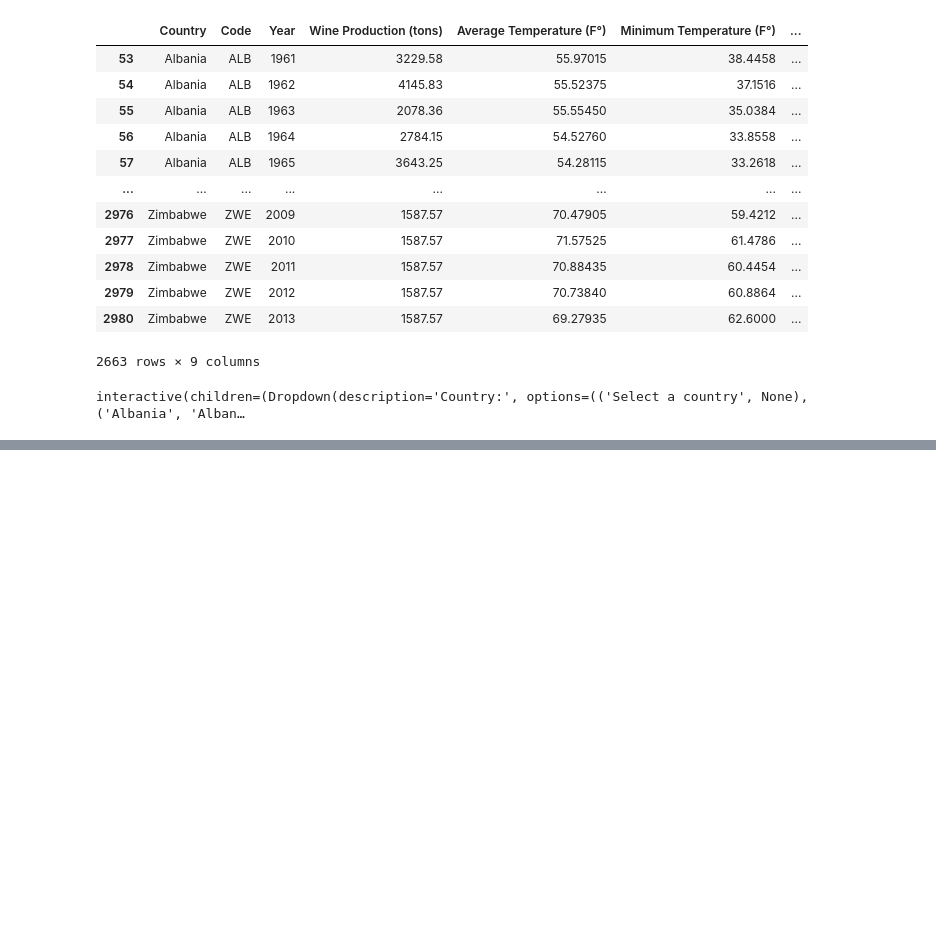
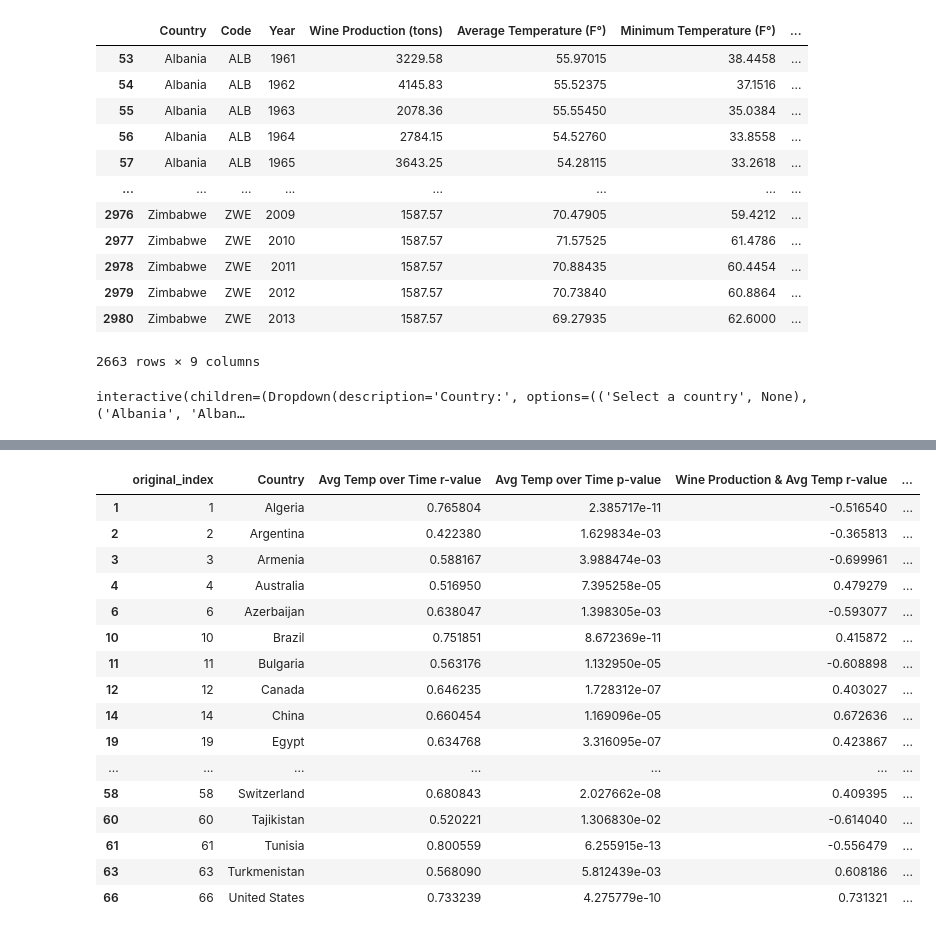
Before and after one commit to canayter/wine_and_climate_change, a Jupyter notebook: main.ipynb, the cells around one changed output, grey strips where cells are left out. Cells and saved outputs as stored; diff of their text form; code cells hidden in the pictures; blank space fills up the shorter version.

Commit message:
Added data tables for Mustafa

```diff
--- a/main.ipynb
+++ b/main.ipynb
@@ -570,0 +664,41 @@ plt.show()
+# %%
+file_path_r_p_values = 'Resources/country_r_p_values.csv'
+r_p_values_df = pd.read_csv(file_path_r_p_values)
+
+def filter_significant_countries(df, r_value_threshold=0.3):
+
+    # Filtering criteria: absolute r-value > threshold and p-value < 0.05
+    significant_df = df[
+        (df['Wine Production over Time r-value'].abs() > r_value_threshold) &
+        (df['Wine Production & Avg Temp r-value'].abs() > r_value_threshold) &
+        (df['Avg Temp over Time r-value'].abs() > r_value_threshold) &
+        (df['Wine Production over Time p-value'] < 0.05)&
+        (df['Wine Production & Avg Temp p-value'] < 0.05) &
+        (df['Avg Temp over Time p-value'] < 0.05)
+
+
+    ]
+    return significant_df
+
+# Using the function to filter the DataFrame
+significant_countries_df = filter_significant_countries(r_p_values_df)
+significant_countries_df.to_csv("Resources/significant_countries.csv", index_label="original_index")
+significant_countries_df.head(50)
+# %% [output]
+|  | original_index | Country | Avg Temp over Time r-value | Avg Temp over Time p-value | Wine Production & Avg Temp r-value | ... |
+| 1 | 1 | Algeria | 0.765804 | 2.385717e-11 | -0.516540 | ... |
+| 2 | 2 | Argentina | 0.422380 | 1.629834e-03 | -0.365813 | ... |
+| 3 | 3 | Armenia | 0.588167 | 3.988474e-03 | -0.699961 | ... |
+| 4 | 4 | Australia | 0.516950 | 7.395258e-05 | 0.479279 | ... |
+| 6 | 6 | Azerbaijan | 0.638047 | 1.398305e-03 | -0.593077 | ... |
+| 10 | 10 | Brazil | 0.751851 | 8.672369e-11 | 0.415872 | ... |
+| 11 | 11 | Bulgaria | 0.563176 | 1.132950e-05 | -0.608898 | ... |
+| 12 | 12 | Canada | 0.646235 | 1.728312e-07 | 0.403027 | ... |
+| 14 | 14 | China | 0.660454 | 1.169096e-05 | 0.672636 | ... |
+| 19 | 19 | Egypt | 0.634768 | 3.316095e-07 | 0.423867 | ... |
+| ... | ... | ... | ... | ... | ... | ... |
+| 58 | 58 | Switzerland | 0.680843 | 2.027662e-08 | 0.409395 | ... |
+| 60 | 60 | Tajikistan | 0.520221 | 1.306830e-02 | -0.614040 | ... |
+| 61 | 61 | Tunisia | 0.800559 | 6.255915e-13 | -0.556479 | ... |
+| 63 | 63 | Turkmenistan | 0.568090 | 5.812439e-03 | 0.608186 | ... |
+| 66 | 66 | United States | 0.733239 | 4.275779e-10 | 0.731321 | ... |
```
Also changed, not shown: parts of 14 cells of this notebook, 30 other files.
